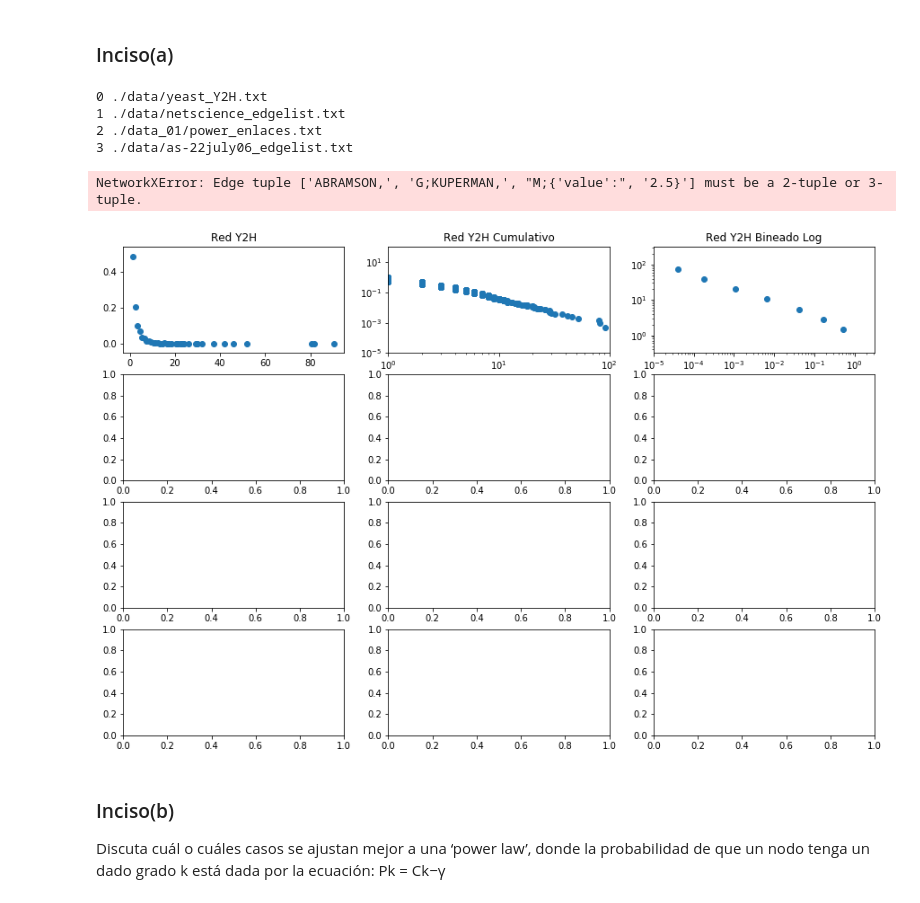
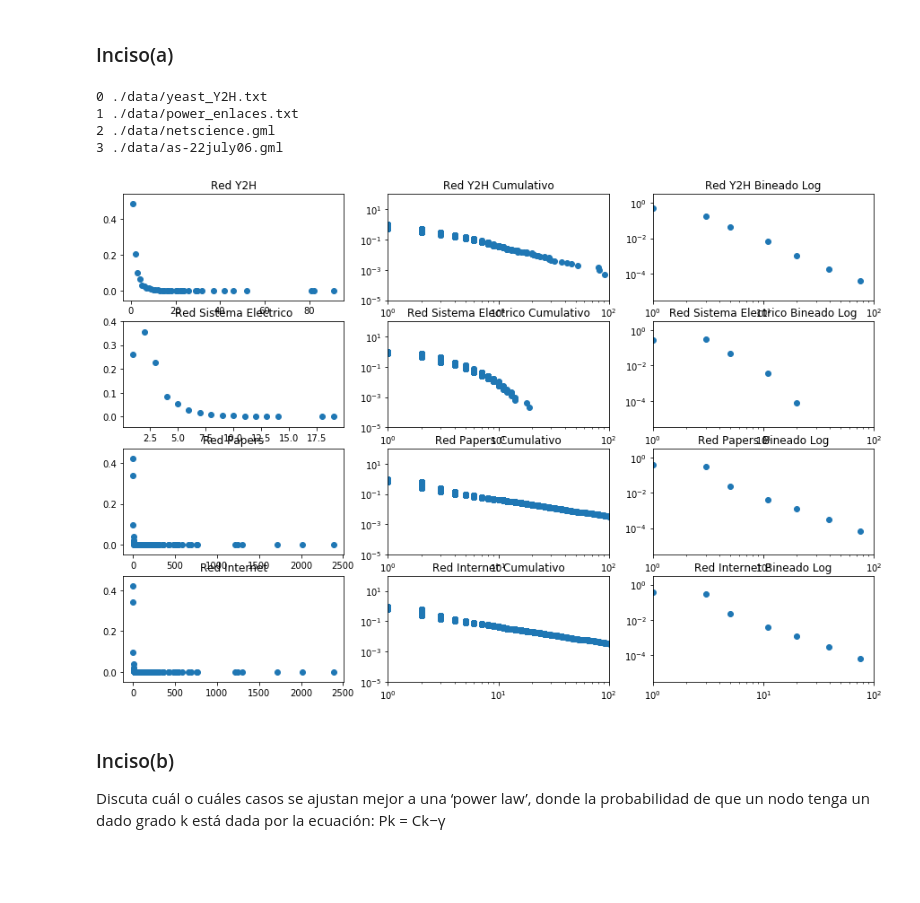
Before and after one commit to LunaKadysz/Redes, a Jupyter notebook: TPC_02/TPC_02_luna.ipynb, the cells around one changed output. Cells and saved outputs as stored; diff of their text form; code cells hidden in the pictures; blank space fills up the shorter version.

```diff
--- a/TPC_02/TPC_02_luna.ipynb
+++ b/TPC_02/TPC_02_luna.ipynb
@@ -19,15 +20,20 @@ def abrir_txt(nombre_archivo):
 ### Inciso(a)
 # %%
 redes = {'Y2H': './data/yeast_Y2H.txt',
-         'Papers': './data/netscience_edgelist.txt',
-         'Sistema Electrico': './data_01/power_enlaces.txt',
-         'Internet': './data/as-22july06_edgelist.txt'
+         'Sistema Electrico': './data/power_enlaces.txt',
+         'Papers': './data/netscience.gml',
+         'Internet': './data/as-22july06.gml'
          }
 
+
 def info_red(red):
-    lista_de_enlaces = abrir_txt(red)
-    Red = nx.Graph()
-    Red.add_edges_from(lista_de_enlaces)
+    nombre, extension = os.path.splitext(red)
+    if extension != '.txt':
+        Red = nx.read_gml('./data/as-22july06.gml')
+    else:
+        lista_de_enlaces = abrir_txt(red)
+        Red = nx.Graph()
+        Red.add_edges_from(lista_de_enlaces)
     Grafo = Red
     Grados = Red.degree()
     return Grafo,Grados
@@ -36,7 +42,7 @@ def distribucion_grado_normal(red):
     Grafo,Grados = info_red(red)
     lista_grados= [val for (node, val) in Grados]
     hist,binedges = np.histogram(lista_grados,density=True,bins=max(lista_grados))
-    bincenters = np.mean(np.vstack([binedges[0:-1],binedges[1:]]), axis=0)
+    bincenters = np.round(np.mean(np.vstack([binedges[0:-1],binedges[1:]]), axis=0))
     Hist = np.array((bincenters,hist)).T
     Hist = np.array([i for i in Hist if i[1]*1 != 0.0]).T #me saco de encima los grados con P_{k} = 0
 
@@ -54,45 +60,46 @@ def log_binning(red):
     lista_grados= [val for (node, val) in Grados]
     espaciado_log = np.logspace(0, 4, num=15, endpoint=True, base=10)
     hist,binedges = np.histogram(lista_grados,espaciado_log,density=True)
-    bincenters = np.mean(np.vstack([binedges[0:-1],binedges[1:]]), axis=0)
+    bincenters = np.round(np.mean(np.vstack([binedges[0:-1],binedges[1:]]), axis=0))
+    Hist = np.array((bincenters,hist)).T
+    Hist = np.array([i for i in Hist if i[1]*1 != 0.0]).T #me saco de encima los grados con P_{k} = 0
 
-    return hist,bincenters
+    return Hist[0],Hist[1]
 # %%
 fig, axes = plt.subplots( nrows=4,ncols=3, figsize=(15, 10))
 
 for i, red in enumerate(redes.keys()):
     print(i,redes[red])
 
 for i, red in enumerate(redes.keys()):
     #plot distribucion regular
     x1,y1 = distribucion_grado_normal(redes[red])
     axes[i,0].scatter(x1,y1)
     axes[i,0].set_title(f"Red {red}")
 
     #plot distribucion cumulativa
     x2,y2 = cumulative_binning(redes[red])
     axes[i,1].scatter(x2,y2)
     axes[i,1].set_title(f"Red {red} Cumulativo")
     axes[i,1].set_yscale("log")
     axes[i,1].set_xscale("log")
     axes[i,1].set_xlim(10**0,10**2)
     axes[i,1].set_ylim(10**-5,10**2)
 
     #plot bineado logaritmico
     x3,y3 = log_binning(redes[red])
     axes[i,2].scatter(x3,y3)
     axes[i,2].set_title(f"Red {red} Bineado Log")
     axes[i,2].set_yscale("log")
     axes[i,2].set_xscale("log")
-    axes[i,2].set_xlim(10**-5,10**0.5)
-    axes[i,2].set_ylim(10**-0.5,10**2.5)
+    axes[i,2].set_xlim(10**0,10**2)
+    axes[i,2].set_ylim(10**-5.5,10**0.5)
 # %% [output]
 0 ./data/yeast_Y2H.txt
-1 ./data/netscience_edgelist.txt
-2 ./data_01/power_enlaces.txt
-3 ./data/as-22july06_edgelist.txt
+1 ./data/power_enlaces.txt
+2 ./data/netscience.gml
+3 ./data/as-22july06.gml
-NetworkXError: Edge tuple ['ABRAMSON,', 'G;KUPERMAN,', "M;{'value':", '2.5}'] must be a 2-tuple or 3-tuple.
-[figure, old version]
+[figure, new version]
 # %% [markdown]
 ### Inciso(b)
 Discuta cuál o cuáles casos se ajustan mejor a una ‘power law’, donde la probabilidad de
```
Also changed, not shown: parts of 3 cells of this notebook, 3 other files.
